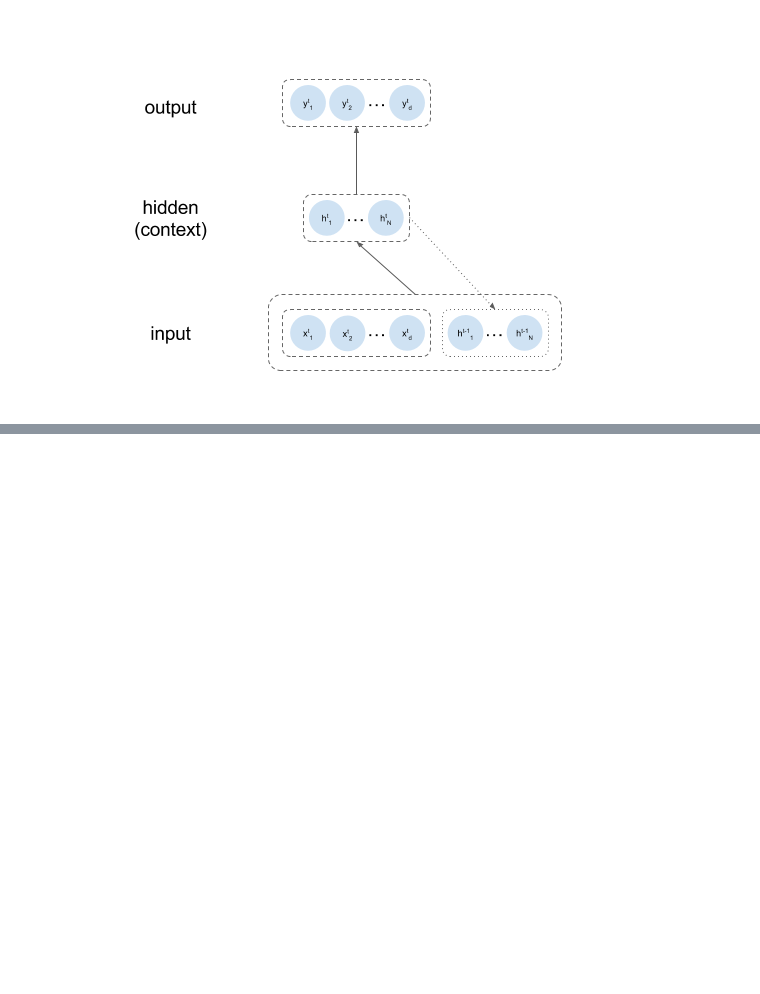
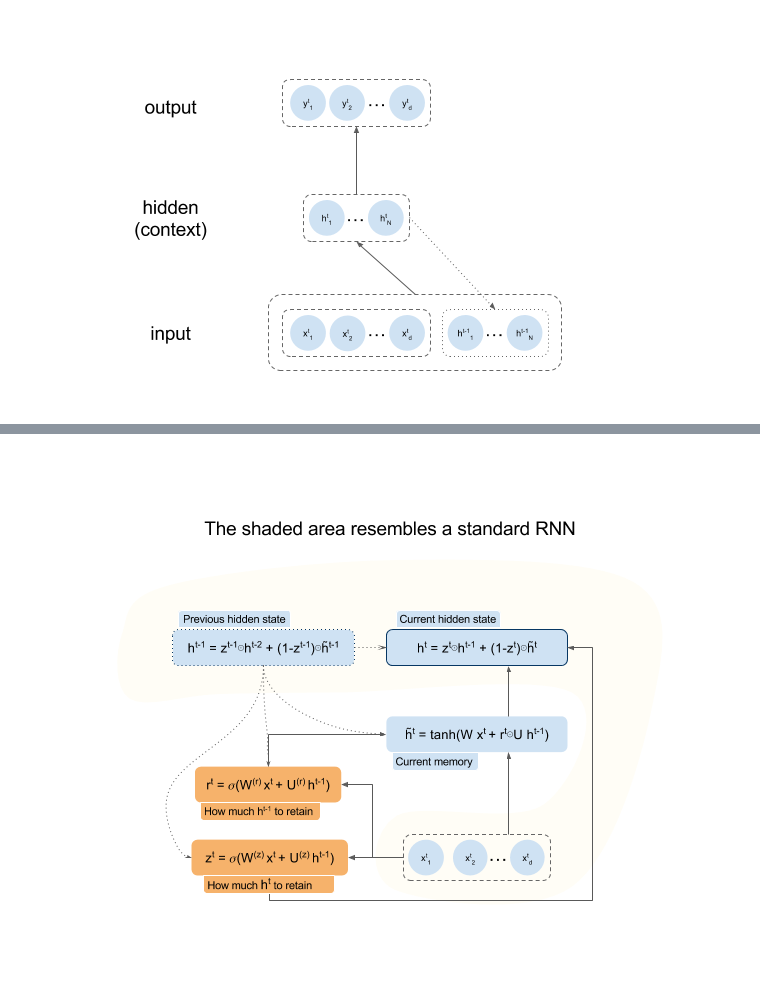
Before and after one commit to ArmiNouri/CognitiveComputing, a Jupyter notebook: DeepLearning/Overview/Overview.ipynb, the cells around one changed output, grey strips where cells are left out. Saved outputs shown, nothing was run; the diff lists cells and outputs as text; code cells hidden in the pictures; blank space fills up the shorter version.

```diff
--- a/DeepLearning/Overview/Overview.ipynb
+++ b/DeepLearning/Overview/Overview.ipynb
@@ -59,0 +77,4 @@ RNNs are very useful in capturing long-term dependencies in arbirtrarily long se
+# %%
+Image(filename='images/gru.png')
+# %% [output]
+[figure, added]
```
Also changed, not shown: parts of 8 cells of this notebook, 4 other files.
